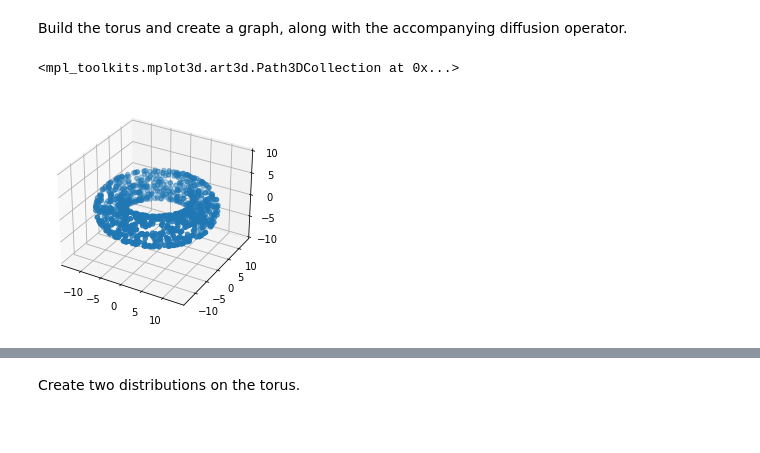
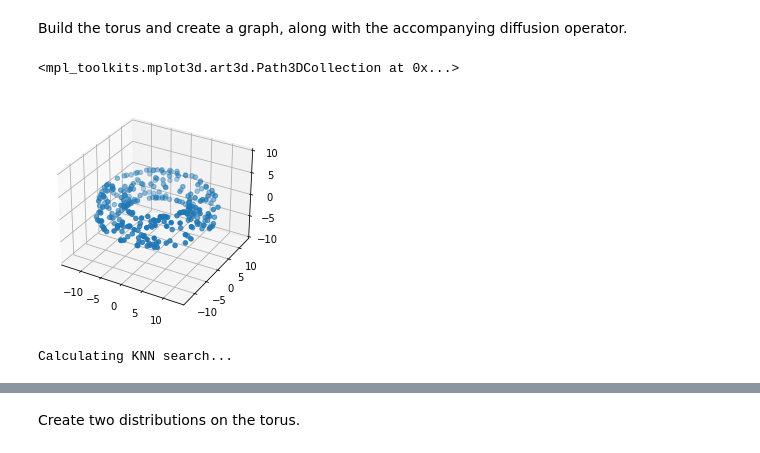
Before and after one commit to KrishnaswamyLab/PECAN, a Jupyter notebook: Notebooks/3.0-km-Experiments with OR Curvature from DEMD.ipynb, the cells around one changed output, grey strips where cells are left out. Cells and saved outputs as stored; diff of their text form; code cells hidden in the pictures.

```diff
--- a/Notebooks/3.0-km-Experiments with OR Curvature from DEMD.ipynb
+++ b/Notebooks/3.0-km-Experiments with OR Curvature from DEMD.ipynb
@@ -15,17 +12,19 @@ The autoreload extension is already loaded. To reload it, use:
 # %% [markdown]
 Build the torus and create a graph, along with the accompanying diffusion operator.
 # %%
-X = data.torus(1000,inner_radius=3,outer_radius=10) # make a 500 point torus
+X = data.torus(300,inner_radius=3,outer_radius=10) # make a 500 point torus
 # visualize
 fig = plt.figure()
 ax = plt.subplot(projection='3d')
 ax.set_zlim(-10,10)
 ax.scatter(X[:,0],X[:,1],X[:,2])
 # %% [output]
 <mpl_toolkits.mplot3d.art3d.Path3DCollection at 0x...>
-[figure, old version]
+[figure, new version]
 # %%
-G = graphtools.graphs.kNNGraph(X)
+G = graphtools.graphs.kNNGraph(X,knn=10)
+# %% [output]
+Calculating KNN search...
 # %%
 P = G.P.toarray()
 P_symmetric = G.diff_aff.toarray()
```
Also changed, not shown: parts of 48 cells of this notebook, 10 other files.
